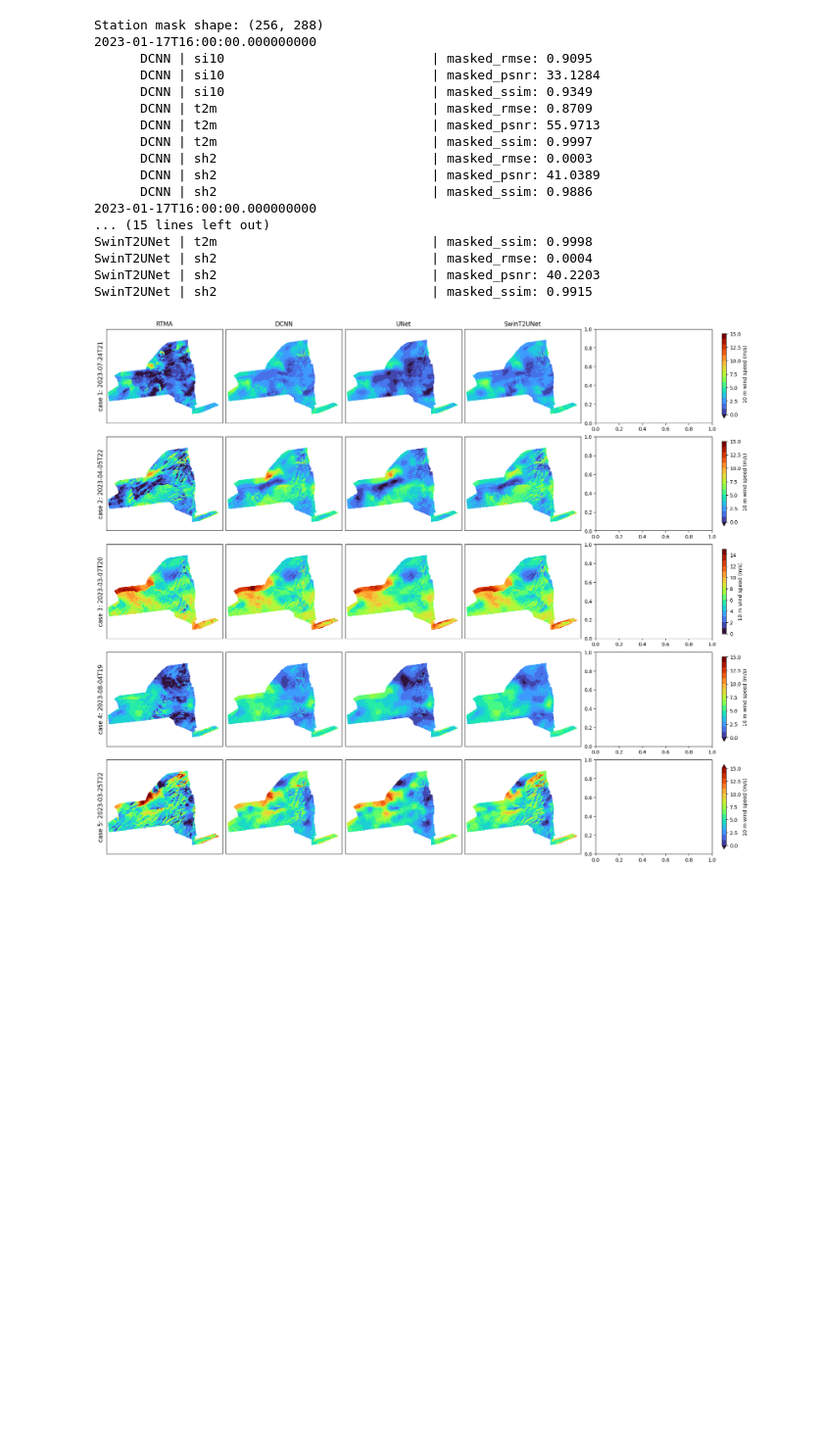
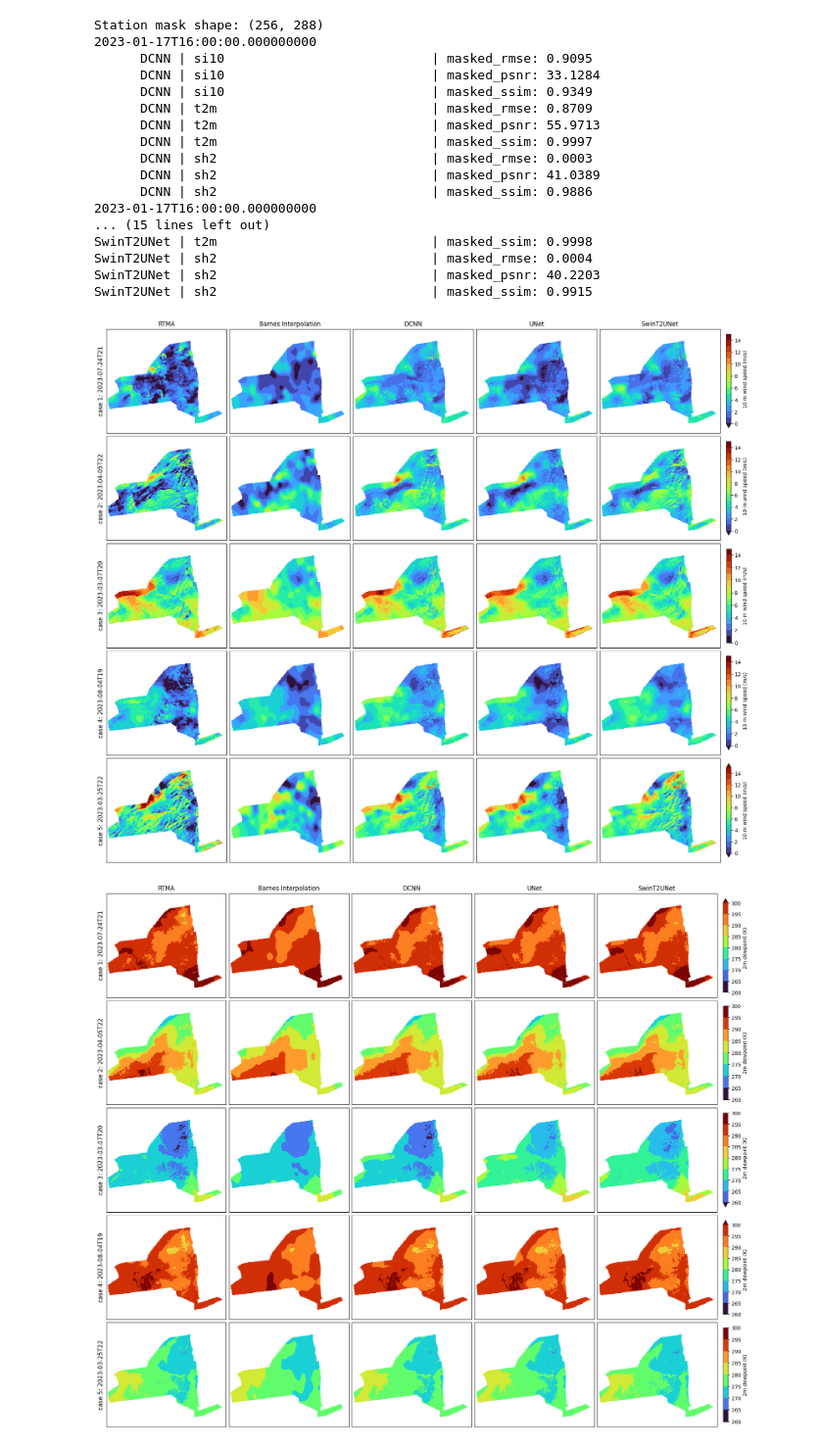
Before and after one commit to HarishBaki/Sparse_to_dense_meteorological_variables, a Jupyter notebook: results.ipynb, the cells around one changed output. Shown at 98% size. Drawn from its saved outputs; the diff is of its cells as text; code cells hidden in the pictures; blank space fills up the shorter version.

```diff
--- a/results.ipynb
+++ b/results.ipynb
@@ -740,7 +805,7 @@ for i, time_instance in enumerate(time_instances):
     # Load data
     datasets = [
         ("RTMA", xr.open_zarr('data/RTMA.zarr')[variable].sel(time=time_instance)),
-        #("Barnes Interpolation", xr.open_zarr('data/Barnes_interpolated/all-stations.zarr')[variable].sel(time=time_instance))
+        ("Barnes Interpolation", xr.open_zarr('data/Barnes_interpolated/all-stations.zarr')[variable].sel(time=time_instance))
     ]
 
     experiment = 'orography'
@@ -762,7 +827,7 @@ for i, time_instance in enumerate(time_instances):
     # Add a single colorbar to the right of all subplots
     cbar = fig.colorbar(img, ax=axes[i,:], orientation='vertical',location='right', shrink=0.9, pad=0.01,label='10 m wind speed (m/s)')
 # %% [output]
-[figure, old version]
+[figure, new version]
 # %%
 from matplotlib.colors import Normalize
 
@@ -775,34 +840,36 @@ time_instances = ['2023-07-24T21',
                   '2023-04-05T22',
                   '2023-03-07T20',
                   '2023-08-04T19',
                   '2023-03-25T22']
 fig, axes = plt.subplots(len(time_instances), 5, figsize=(18, 3*len(time_instances)), constrained_layout=True)
 
 for i, time_instance in enumerate(time_instances):
     # Load data
     datasets = [
         ("RTMA", xr.open_zarr('data/RTMA.zarr')[variable].sel(time=time_instance)),
-        #("Barnes Interpolation", xr.open_zarr('data/Barnes_interpolated/all-stations.zarr')[variable].sel(time=time_instance))
+        ("Barnes Interpolation", xr.open_zarr('data/Barnes_interpolated/all-stations.zarr')[variable].sel(time=time_instance))
     ]
 
     experiment = 'orography'
     for model in ['DCNN', 'UNet', 'SwinT2UNet']:
         test_zarr_store = f'checkpoints/{variable}/{model}/{experiment}/2018-2021/all-stations/MaskedCharbonnierLoss/standard/RTMA_test.zarr'
         ds = xr.open_zarr(test_zarr_store)[variable].sel(time=time_instance)
         datasets.append((model, ds))
 
     # Plot without individual colorbars
     norm = Normalize(vmin=levels.min(), vmax=levels.max())
     for j, (ax, (title, ds)) in enumerate(zip(axes[i,:], datasets)):
         img = ds.where(mask).plot(ax=ax, cmap=cmap, levels=levels, norm=norm, add_colorbar=False)
         ax.set_title(title, fontsize=12) if i == 0 else ax.set_title('')
         ax.set_xticks([])
         ax.set_yticks([])
         ax.set_xlabel('')
         ax.set_ylabel(f'case {i+1}: {time_instance}', fontsize=12) if j == 0 else ax.set_ylabel('')
 
     # Add a single colorbar to the right of all subplots
     cbar = fig.colorbar(img, ax=axes[i,:], orientation='vertical',location='right', shrink=0.9, pad=0.01,label='2m dewpoint (K)')
+# %% [output]
+[figure, added]
 # %%
 from matplotlib.colors import Normalize
 
```
Also changed, not shown: parts of 8 cells of this notebook, 1 other file.
